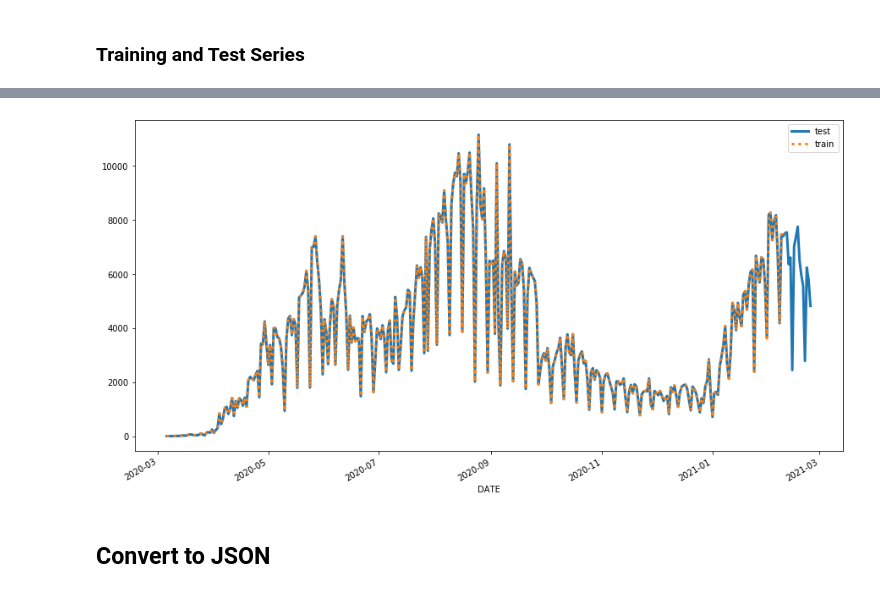
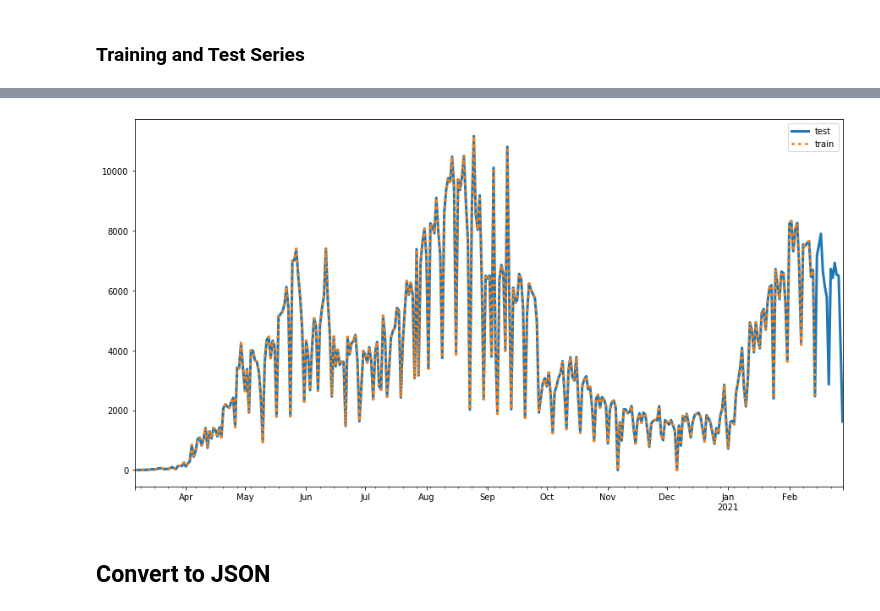
Before and after one commit to TaniaIncio/Prediction-COVID-cases, a Jupyter notebook: Prediction-Positive-Cases.ipynb, the cells around one changed output, grey strips where cells are left out. Cells and saved outputs as stored; diff of their text form; code cells hidden in the pictures.

Commit message:
use DeepAR to predict COVID cases

```diff
--- a/Prediction-Positive-Cases.ipynb
+++ b/Prediction-Positive-Cases.ipynb
@@ -202,8 +217,6 @@ def make_time_series(mean_power_df, weeks, freq='D', start_idx=0):
 # %%
-full_years = np.arange(0,mean_week_df.shape[0]-1)
 freq='D' # daily recordings
 
-# make time series
-time_series = make_time_series(df_day, full_years, freq=freq)
+time_series = make_time_series(df_day, freq=freq)
 time_series
 # %% [output]
@@ -227,3 +235,6 @@ time_series
+# %%
+time_series[0][245] = 0
+time_series[0][275] = 0
 # %%
 # display first time series
 # First week
@@ -239,25 +250,16 @@ plt.show()
 # %%
 # create truncated, training time series
 def create_training_series(complete_time_series, prediction_length):
-    '''Given a complete list of time series data, create training time series.
-       :param complete_time_series: A list of all complete time series.
-       :param prediction_length: The number of points we want to predict.
-       :return: A list of training time series.
-       '''
     # get training series
     time_series_training = []
 
     for ts in complete_time_series:
-        # truncate trailing 30 pts
         time_series_training.append(ts[:-prediction_length])
 
     return time_series_training
 # %%
-# test your code!
+prediction_length = 14 # 2 last weeks
 
-# set prediction length
-prediction_length = 2 # 2 last weeks
-
-time_series_training = time_series[0:-prediction_length]
+time_series_training = create_training_series(time_series, prediction_length)
 time_series_training
 # %% [output]
@@ -313,16 +295,13 @@ Name: COUNT, Length: 354, dtype: int64
 # %%
-# display train/test time series
-time_series_idx = 0
+time_series_idx = 0 # just we have one time-serie
 
 plt.figure(figsize=(15,8))
-# test data is the whole time series
-testing_series.plot(label='test', lw=3)
-# train data is all but the last prediction pts
-training_series.plot(label='train', ls=':', lw=3)
+time_series[time_series_idx].plot(label='test', lw=3)
+time_series_training[time_series_idx].plot(label='train', ls=':', lw=3)
 
 plt.legend()
 plt.show()
 # %% [output]
-[figure, old version]
+[figure, new version]
 # %% [markdown]
 ## Convert to JSON
```
Also changed, not shown: parts of 55 cells of this notebook.
